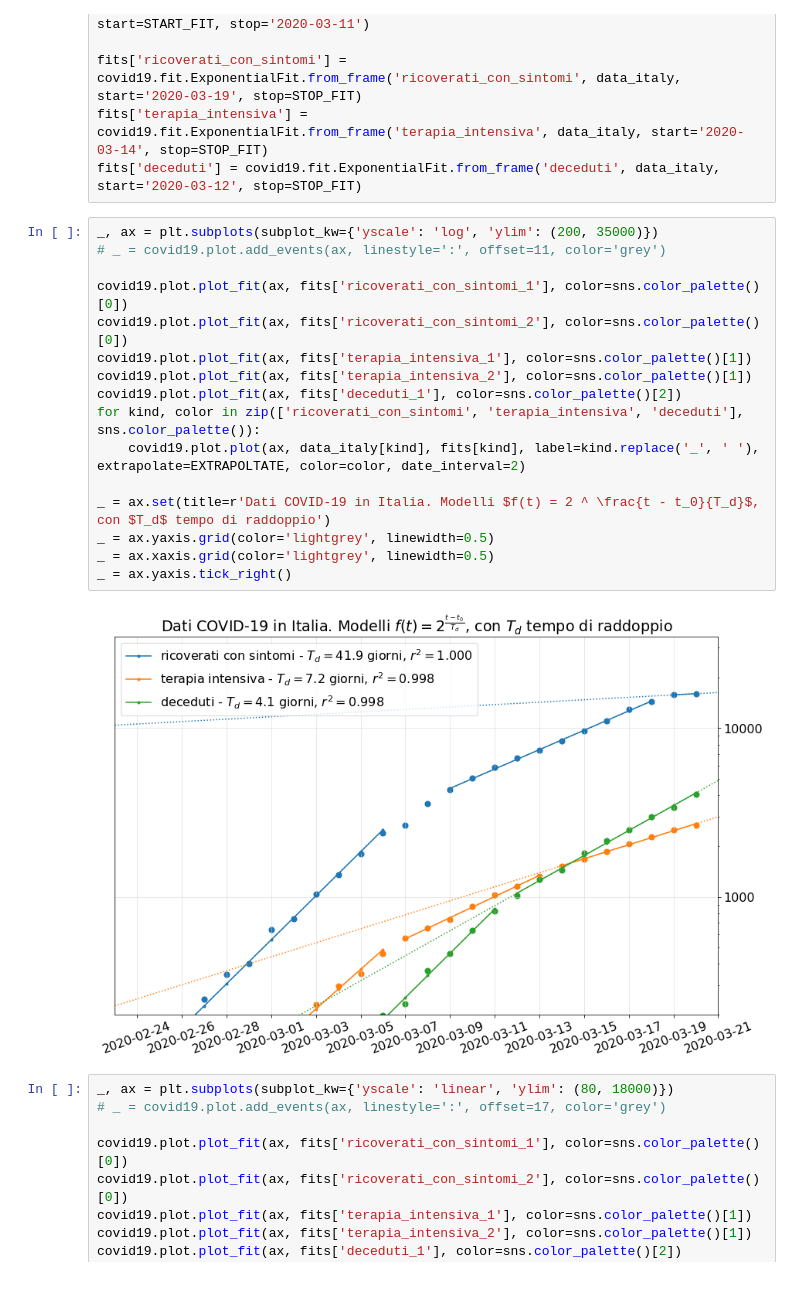
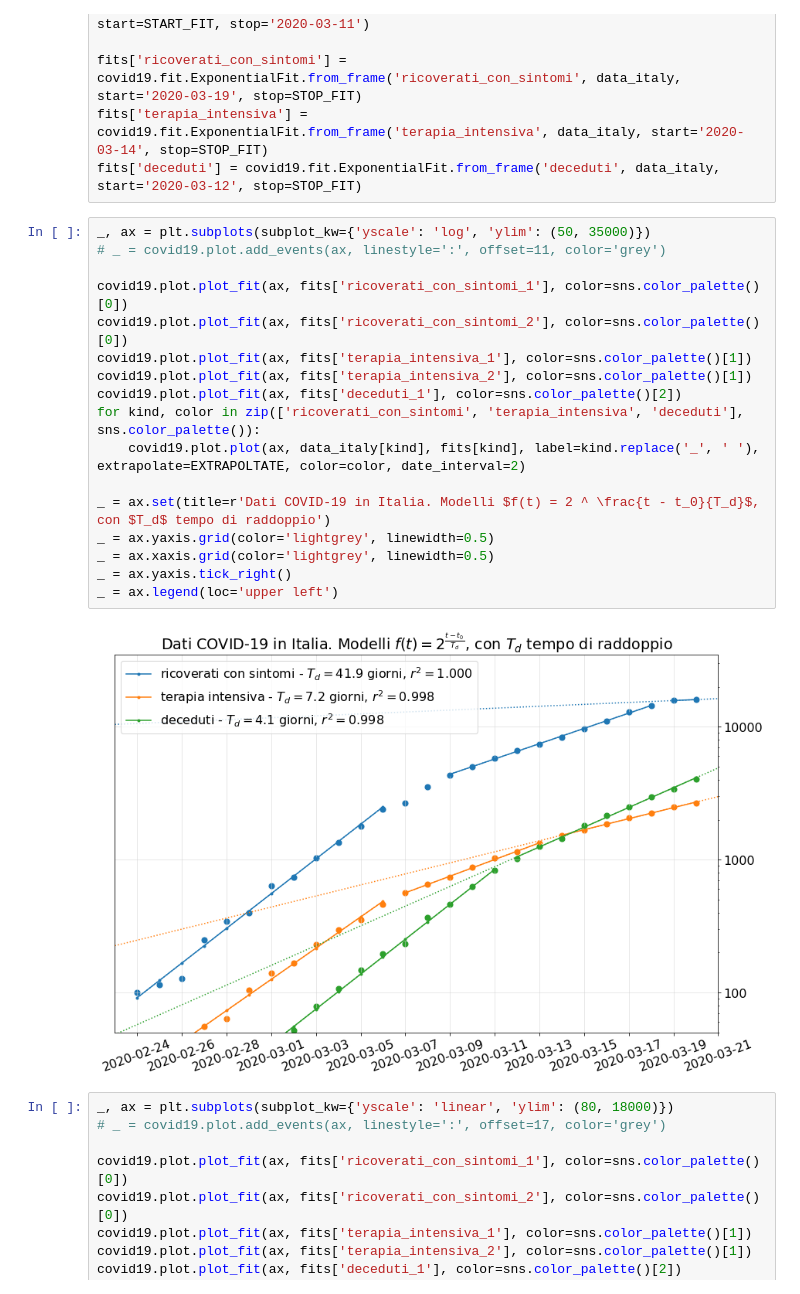
Before and after one commit to alexamici/covid-19-notebooks, a Jupyter notebook: notebooks/italy-situation-report.ipynb, the cells around one changed output. Cells and saved outputs as stored; diff of their text form.

```diff
--- a/notebooks/italy-situation-report.ipynb
+++ b/notebooks/italy-situation-report.ipynb
@@ -60,23 +60,24 @@ fits['ricoverati_con_sintomi'] = covid19.fit.ExponentialFit.from_frame('ricovera
 fits['terapia_intensiva'] = covid19.fit.ExponentialFit.from_frame('terapia_intensiva', data_italy, start='2020-03-14', stop=STOP_FIT)
 fits['deceduti'] = covid19.fit.ExponentialFit.from_frame('deceduti', data_italy, start='2020-03-12', stop=STOP_FIT)
 # %%
-_, ax = plt.subplots(subplot_kw={'yscale': 'log', 'ylim': (200, 35000)})
+_, ax = plt.subplots(subplot_kw={'yscale': 'log', 'ylim': (50, 35000)})
 # _ = covid19.plot.add_events(ax, linestyle=':', offset=11, color='grey')
 
 covid19.plot.plot_fit(ax, fits['ricoverati_con_sintomi_1'], color=sns.color_palette()[0])
 covid19.plot.plot_fit(ax, fits['ricoverati_con_sintomi_2'], color=sns.color_palette()[0])
 covid19.plot.plot_fit(ax, fits['terapia_intensiva_1'], color=sns.color_palette()[1])
 covid19.plot.plot_fit(ax, fits['terapia_intensiva_2'], color=sns.color_palette()[1])
 covid19.plot.plot_fit(ax, fits['deceduti_1'], color=sns.color_palette()[2])
 for kind, color in zip(['ricoverati_con_sintomi', 'terapia_intensiva', 'deceduti'], sns.color_palette()):
     covid19.plot.plot(ax, data_italy[kind], fits[kind], label=kind.replace('_', ' '), extrapolate=EXTRAPOLTATE, color=color, date_interval=2)
 
 _ = ax.set(title=r'Dati COVID-19 in Italia. Modelli $f(t) = 2 ^ \frac{t - t_0}{T_d}$, con $T_d$ tempo di raddoppio')
 _ = ax.yaxis.grid(color='lightgrey', linewidth=0.5)
 _ = ax.xaxis.grid(color='lightgrey', linewidth=0.5)
 _ = ax.yaxis.tick_right()
+_ = ax.legend(loc='upper left')
 # %% [output]
-[figure, old version]
+[figure, new version]
 # %%
 _, ax = plt.subplots(subplot_kw={'yscale': 'linear', 'ylim': (80, 18000)})
 # _ = covid19.plot.add_events(ax, linestyle=':', offset=17, color='grey')
```
Also changed, not shown: parts of 1 cell of this notebook, 1 other file.
